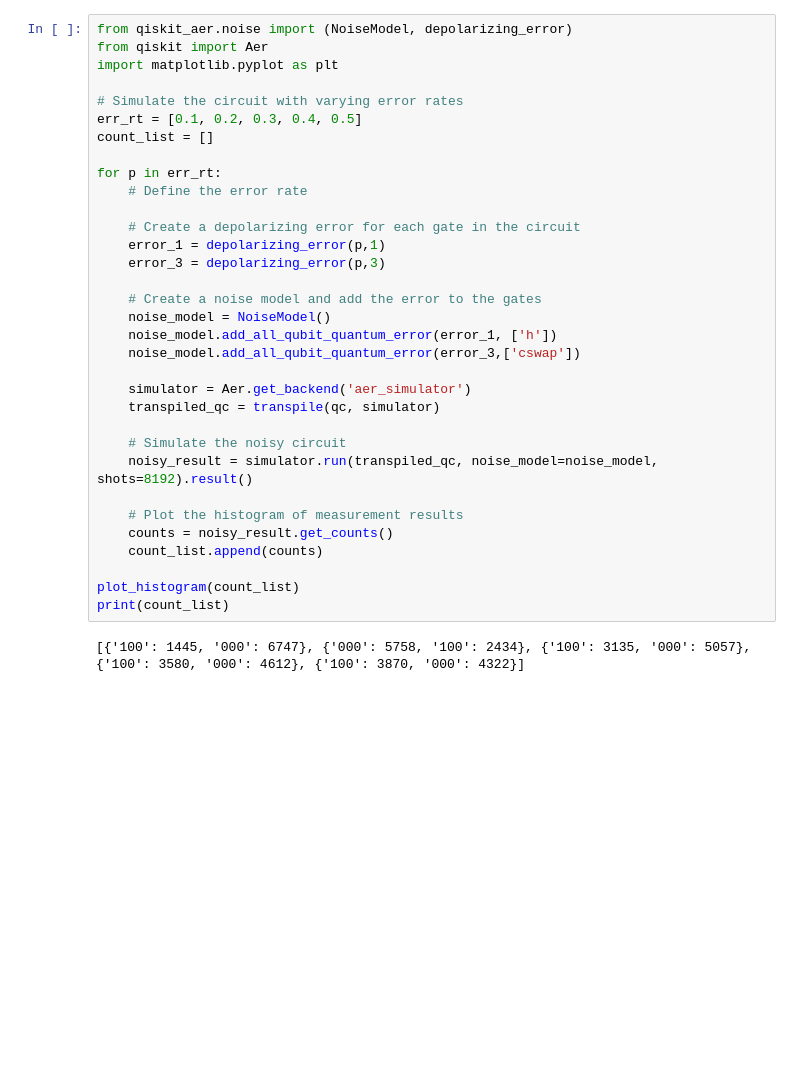
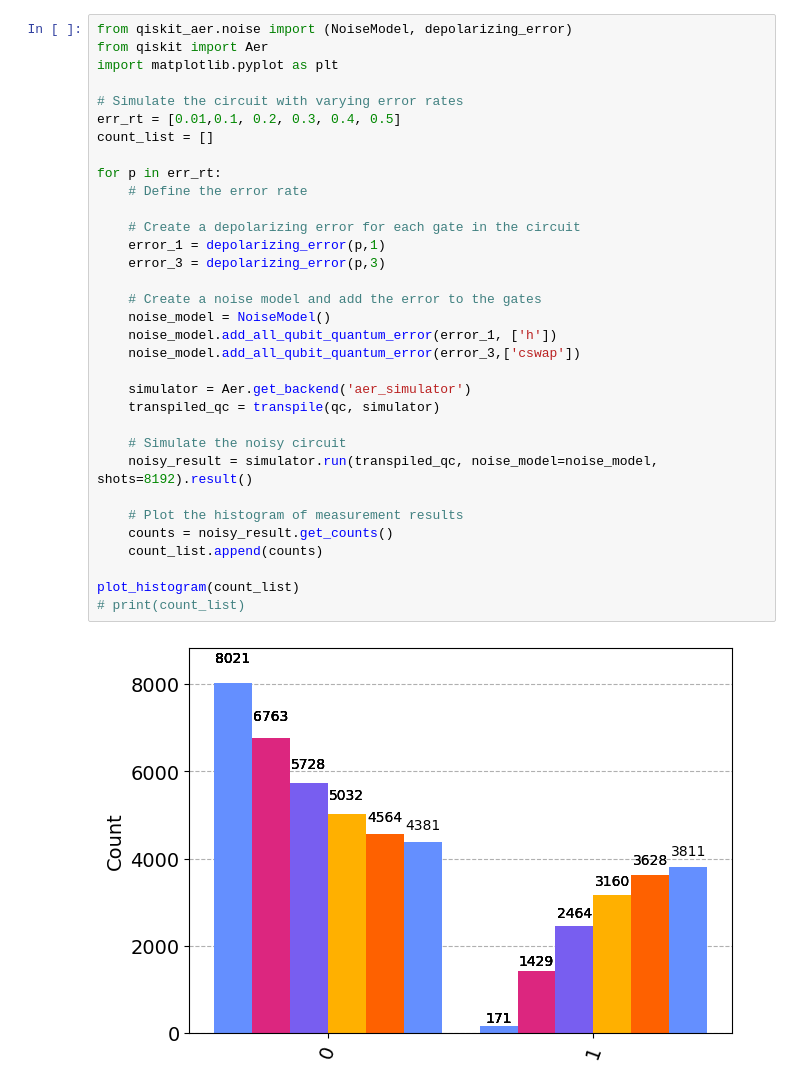
Before and after one commit to Ameya28Bhave/QOSF, a Jupyter notebook: Task_4.ipynb, the cells around one changed output. Drawn from its saved outputs; the diff is of its cells as text; blank space fills up the shorter version.

```diff
--- a/Task_4.ipynb
+++ b/Task_4.ipynb
@@ -43,33 +56,33 @@ from qiskit_aer.noise import (NoiseModel, depolarizing_error)
 from qiskit import Aer
 import matplotlib.pyplot as plt
 
 # Simulate the circuit with varying error rates
-err_rt = [0.1, 0.2, 0.3, 0.4, 0.5]
+err_rt = [0.01,0.1, 0.2, 0.3, 0.4, 0.5]
 count_list = []
 
 for p in err_rt:
     # Define the error rate
 
     # Create a depolarizing error for each gate in the circuit
     error_1 = depolarizing_error(p,1)
     error_3 = depolarizing_error(p,3)
 
     # Create a noise model and add the error to the gates
     noise_model = NoiseModel()
     noise_model.add_all_qubit_quantum_error(error_1, ['h'])
     noise_model.add_all_qubit_quantum_error(error_3,['cswap'])
 
     simulator = Aer.get_backend('aer_simulator')
     transpiled_qc = transpile(qc, simulator)
 
     # Simulate the noisy circuit
     noisy_result = simulator.run(transpiled_qc, noise_model=noise_model, shots=8192).result()
 
     # Plot the histogram of measurement results
     counts = noisy_result.get_counts()
     count_list.append(counts)
 
 plot_histogram(count_list)
-print(count_list)
+# print(count_list)
 # %% [output]
-[{'100': 1445, '000': 6747}, {'000': 5758, '100': 2434}, {'100': 3135, '000': 5057}, {'100': 3580, '000': 4612}, {'100': 3870, '000': 4322}]
+[figure, added]
```
Also changed, not shown: parts of 14 cells of this notebook.
